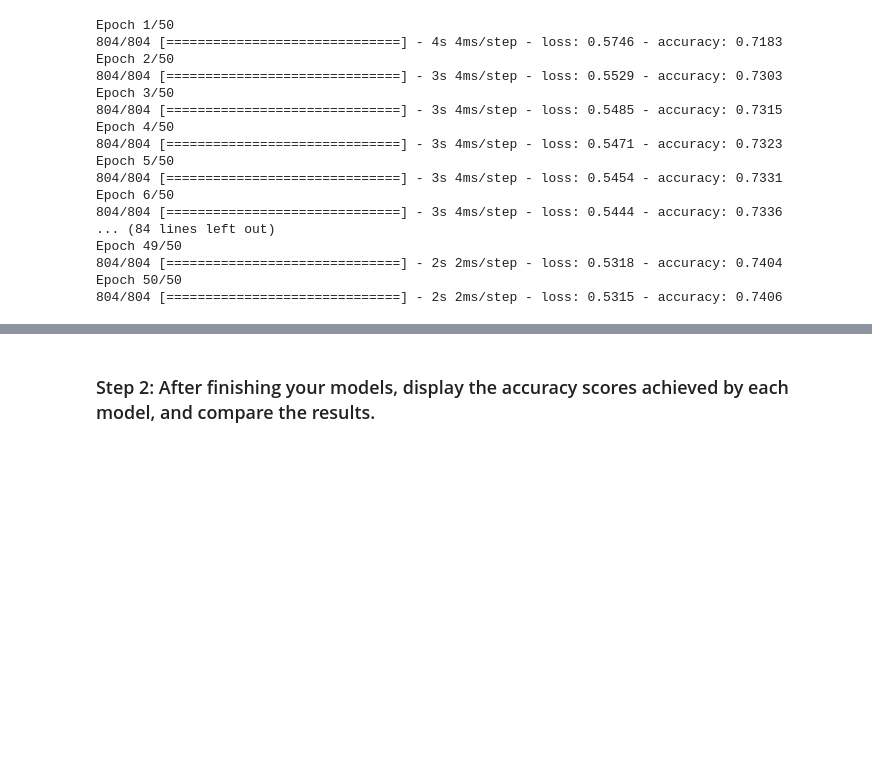
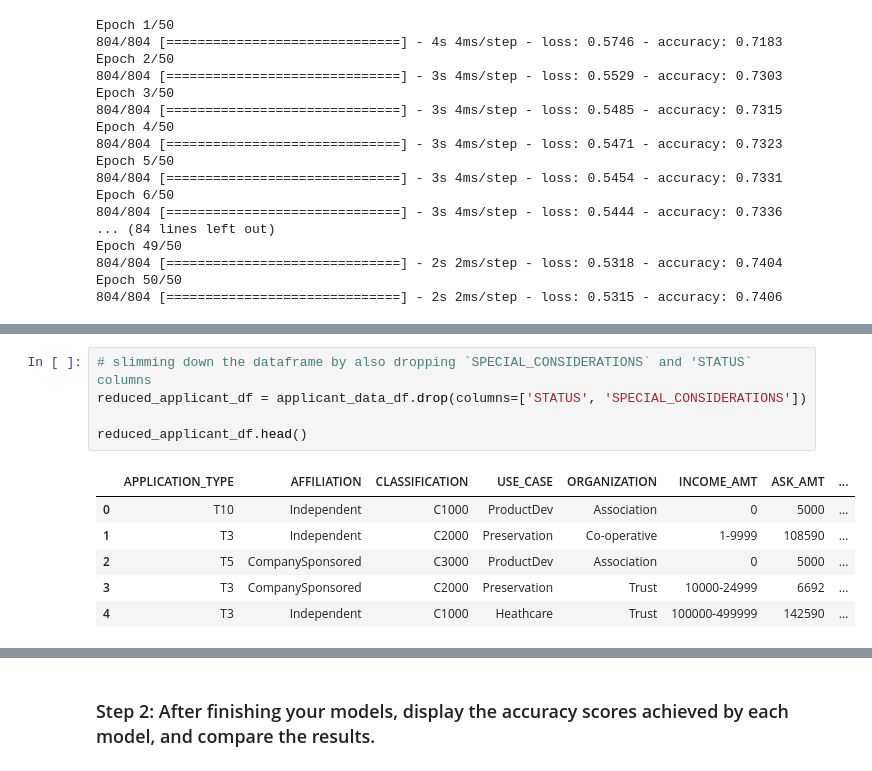
Before and after one commit to sububer/vc-fund-predictor, a Jupyter notebook: app/GC_venture_funding_with_deep_learning.ipynb, the cells around one changed output, grey strips where cells are left out. Cells and saved outputs as stored; diff of their text form; blank space fills up the shorter version.

Commit message:
alternate model 2 -- reduced feature data, model evaluation, saved model exports

```diff
--- a/app/GC_venture_funding_with_deep_learning.ipynb
+++ b/app/GC_venture_funding_with_deep_learning.ipynb
@@ -511,0 +515,12 @@ Epoch 50/50
+# %%
+# slimming down the dataframe by also dropping `SPECIAL_CONSIDERATIONS` and 'STATUS` columns
+reduced_applicant_df = applicant_data_df.drop(columns=['STATUS', 'SPECIAL_CONSIDERATIONS'])
+
+reduced_applicant_df.head()
+# %% [output]
+|  | APPLICATION_TYPE | AFFILIATION | CLASSIFICATION | USE_CASE | ORGANIZATION | INCOME_AMT | ASK_AMT | ... |
+| 0 | T10 | Independent | C1000 | ProductDev | Association | 0 | 5000 | ... |
+| 1 | T3 | Independent | C2000 | Preservation | Co-operative | 1-9999 | 108590 | ... |
+| 2 | T5 | CompanySponsored | C3000 | ProductDev | Association | 0 | 5000 | ... |
+| 3 | T3 | CompanySponsored | C2000 | Preservation | Trust | 10000-24999 | 6692 | ... |
+| 4 | T3 | Independent | C1000 | Heathcare | Trust | 100000-499999 | 142590 | ... |
```
Also changed, not shown: parts of 28 cells of this notebook.
